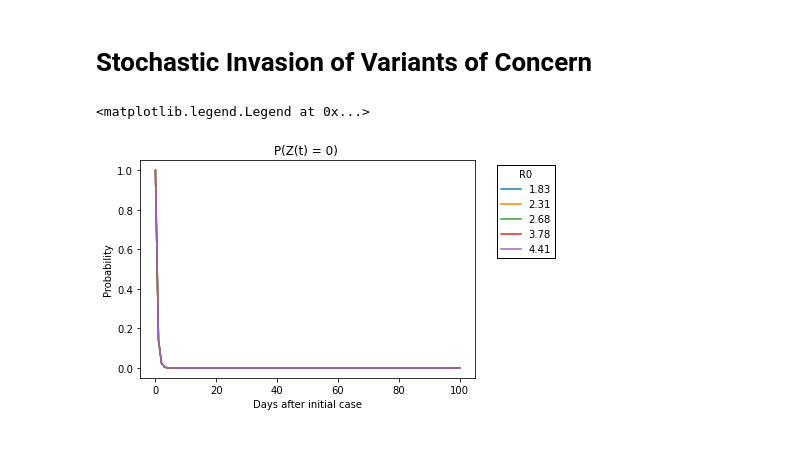
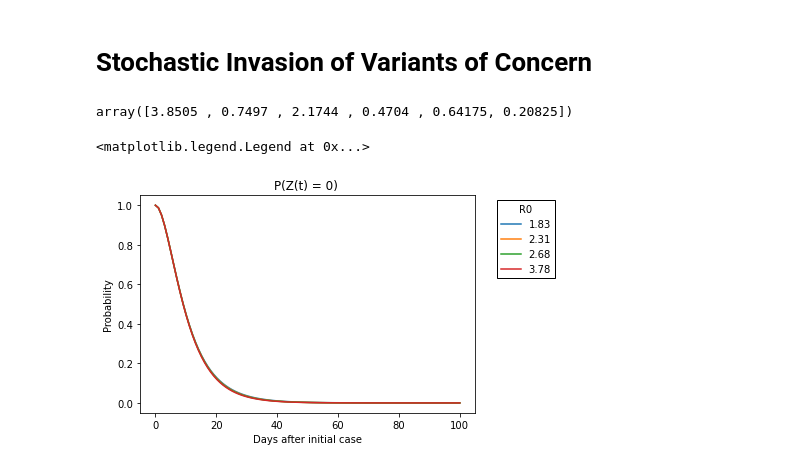
Before and after one commit to JCurran-Sebastian/BPs_for_VoC, a Jupyter notebook: VoC_paper.ipynb, the cells around one changed output. Saved outputs shown, nothing was run; the diff lists cells and outputs as text; code cells hidden in the pictures.

```diff
--- a/VoC_paper.ipynb
+++ b/VoC_paper.ipynb
@@ -206,7 +206,7 @@ class MTBP_extinct:
 # %%
 # Parameters to change
 
-ntypes = 16
+ntypes = 12
 nexposed = int(ntypes/2)
 
 # Disease Parameters
@@ -236,7 +236,7 @@ time = np.linspace(0, Tmax, num=num)
 
 # Reduced transmissability for each type based on infection/vaccine immunity
 # const_vec = np.array((1., sus_sa, az_vac_sa, az_vac_sa*sus_sa, pfi_vac_sa, pfi_vac_sa*sus_sa, new_vac_sa, new_vac_sa*sus_sa))
-const_vec = np.array((1., sus_sa, az_vac_sa, np.min((az_vac_sa, sus_sa)), pfi_vac_sa, np.min((pfi_vac_sa, sus_sa)), new_vac_sa, np.min((new_vac_sa, sus_sa))))
+const_vec = np.array((1., sus_sa, az_vac_sa, np.min((az_vac_sa, sus_sa)), pfi_vac_sa, np.min((pfi_vac_sa, sus_sa))))
 
 
 
@@ -245,14 +245,14 @@ const_vec = np.array((1., sus_sa, az_vac_sa, np.min((az_vac_sa, sus_sa)), pfi_va
 
 p_az = 0.32 # % vaccinated with AstraZeneca
 p_pf = 0.17 # % vaccinated with Pfizer
-p_new = 0 # % vaccinated with putative new vaccine (currently 0)
-p_no_vac = 1- p_az - p_pf - p_new # % unvaccinated
+# p_new = 0 # % vaccinated with putative new vaccine (currently 0)
+p_no_vac = 1- p_az - p_pf #- p_new # % unvaccinated
 
 p_rec = 0.245 # % recovered from previous strains
 p_sus = 1-p_rec # % never infected with any coronavirus
 
 
-prop_vec = np.array((p_sus*p_no_vac, p_rec*p_no_vac, p_sus*p_az, p_rec*p_az, p_sus*p_pf, p_rec*p_pf, p_sus*p_new, p_rec*p_new))
+prop_vec = np.array((p_sus*p_no_vac, p_rec*p_no_vac, p_sus*p_az, p_rec*p_az, p_sus*p_pf, p_rec*p_pf))
 
 
 
@@ -265,19 +265,23 @@ if not cluster_im:
     im_vec[:nexposed] = im*prop_vec*const_vec # Rate of importation for unvaccinated exposed cases of variants with no previous infection history
 else:
     ntypes+=1
-    cluster_size = 1/2.
-    alpha = 1/2
-    cluster_rate = 2.
+    cluster_size = 10
+    alpha = 0.3
+    cluster_rate = 1/5
     im_vec = np.zeros(ntypes)
-    im_vec[-1] = cluster_rate
+    im_vec[0] = cluster_rate
+# %%
+prop_vec*const_vec*cluster_size
+# %% [output]
+array([3.8505 , 0.7497 , 2.1744 , 0.4704 , 0.64175, 0.20825])
 # %%
 # Solve ODEs
 
 rho_mat = np.zeros((len(Reff_vec), len(time)))
 q_mat = np.zeros_like(rho_mat)
 R_vec = np.zeros_like(Reff_vec)
-showplot_rho = 1000
-for r, Reff in enumerate(Reff_vec):
+showplot_rho = 100
+for r, Reff in enumerate(Reff_vec[:-1]):
     beta_SA = Reff*gamma*rtrans_variant
 #     beta_vec = beta_SA * prop_vec
     RV = Reff*rtrans_variant
@@ -285,7 +289,7 @@ for r, Reff in enumerate(Reff_vec):
 
     omega_vec = sigma * np.ones(ntypes)
     if cluster_im:
-        omega_vec = np.append(omega_vec, cluster_size)
+        omega_vec = np.append(cluster_rate, omega_vec)
 
     for nex in range(0, nexposed):
         omega_vec[nex + nexposed] = np.sum(const_vec*prop_vec*beta_SA) + gamma
@@ -303,42 +307,52 @@ for r, Reff in enumerate(Reff_vec):
         nexposed = int(ntypes/2)
         omega = (np.sum(prop_vec * const_vec * beta_SA) + gamma)
 #         sum_gen_funcs = np.sum((beta_SA*prop_vec/omega)*const_vec*(1+(1/k)*(1-u[:nexposed]))**(-k))
-        sum_gen_funcs = np.sum((beta_SA*prop_vec/omega)*const_vec*u[:nexposed])
+
+#         banana = np.sum()
+        if cluster_im:
+            pvec[0] = np.sum(prop_vec*const_vec*(1+((cluster_size)/alpha)*(1-u[1:(nexposed+1)]))**(-alpha))
+            sum_gen_funcs = np.sum((beta_SA*prop_vec/omega)*const_vec*u[1:(nexposed + 1)])
+        else:
+            sum_gen_funcs = np.sum((beta_SA*prop_vec/omega)*const_vec*u[:nexposed])
+        for nex in range(0, nexposed):
+            if cluster_im:
+
+                pvec[nex+1] = u[nex+nexposed+1]
+                pvec[nex+nexposed+1] =  u[nex+nexposed+1] * sum_gen_funcs + (gamma/omega)
+            else:
+
+                pvec[nex] = u[nex+nexposed]
+                pvec[nex+nexposed] =  u[nex+nexposed] * sum_gen_funcs + (gamma/omega)
 
 
-        for nex in range(0, nexposed):
-            pvec[nex] = u[nex+nexposed]
-            pvec[nex+nexposed] =  u[nex+nexposed] * sum_gen_funcs + (gamma/omega)
-
-        if cluster_im:
-            pvec[-1] = np.sum((cluster_size*prop_vec)*const_vec*(1+(1/alpha)*(1-u[:nexposed]))**(-alpha))
         return pvec
 
 
     def eta(t):
         return im_vec.astype(float)
     ics = np.zeros(ntypes+1)
     ics[-1] = 1.
+    ics[0] = 1.
     n0vec = np.zeros(ntypes)
 #     n0vec[0] = 1
 
 
     offspring = P
     outbreak = MTBP_extinct(offspring)
     outbreak.set_lifespans(omega)
     outbreak.set_immigration(eta)
     rho = outbreak.solve_odes(outbreak.set_odes, time, ics, n0vec, Full = True) # Solve ODEs for probabilities of extinction/zero
     q_mat [r, :] = rho[0, :]
     rho_mat[r, :] = rho[-1, :] # Take 0th row for qs, -1th row for rs
 
     plt.plot(time[:showplot_rho], rho_mat[r, :showplot_rho], label = str(np.round(RV, 2)))
 
 plt.title("P(Z(t) = 0) " )
 plt.xlabel("Days after initial case")
 plt.ylabel("Probability")
 # plt.savefig("./pnocases_im=" + str(im) + "_beta=" + str(Reff_vec[0]*gamma*rtrans_variant)+ "_n0=0.pdf")
 plt.legend(loc=2, bbox_to_anchor=(1.05, 1), framealpha=1., edgecolor='black', fancybox=False, title = "R0")
 # plt.plot(time[:showplot_rho], np.exp(-1/5*time[:showplot_rho]), color = 'black')
 # %% [output]
 <matplotlib.legend.Legend at 0x...>
-[figure, old version]
+[figure, new version]
```
Also changed, not shown: parts of 6 cells of this notebook.
